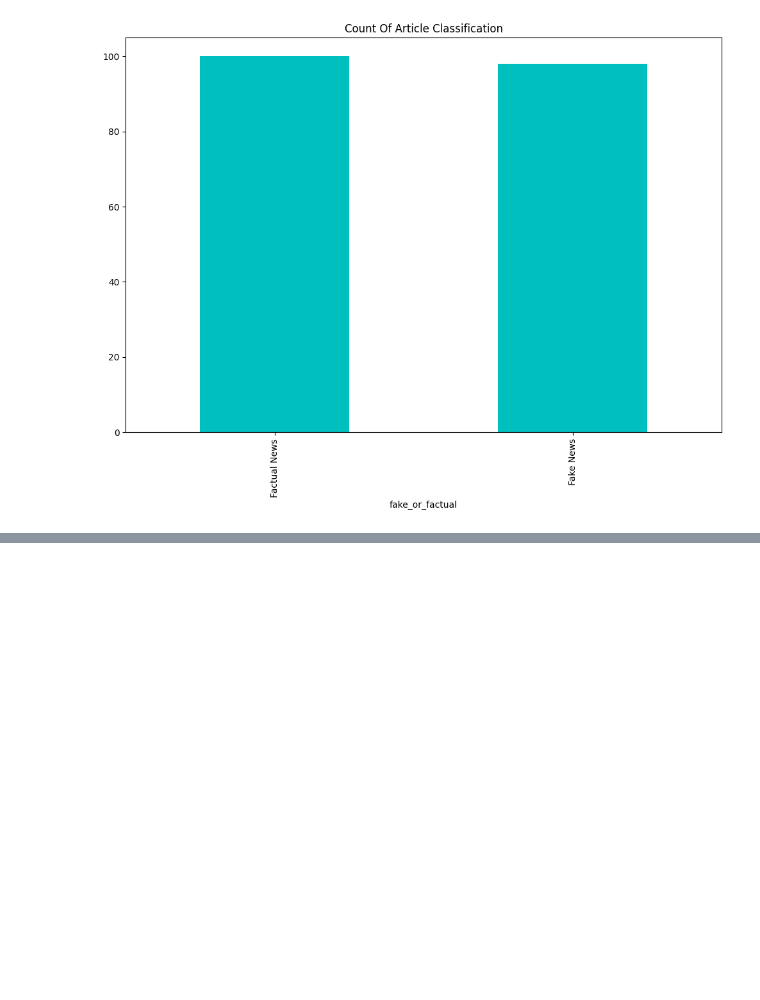
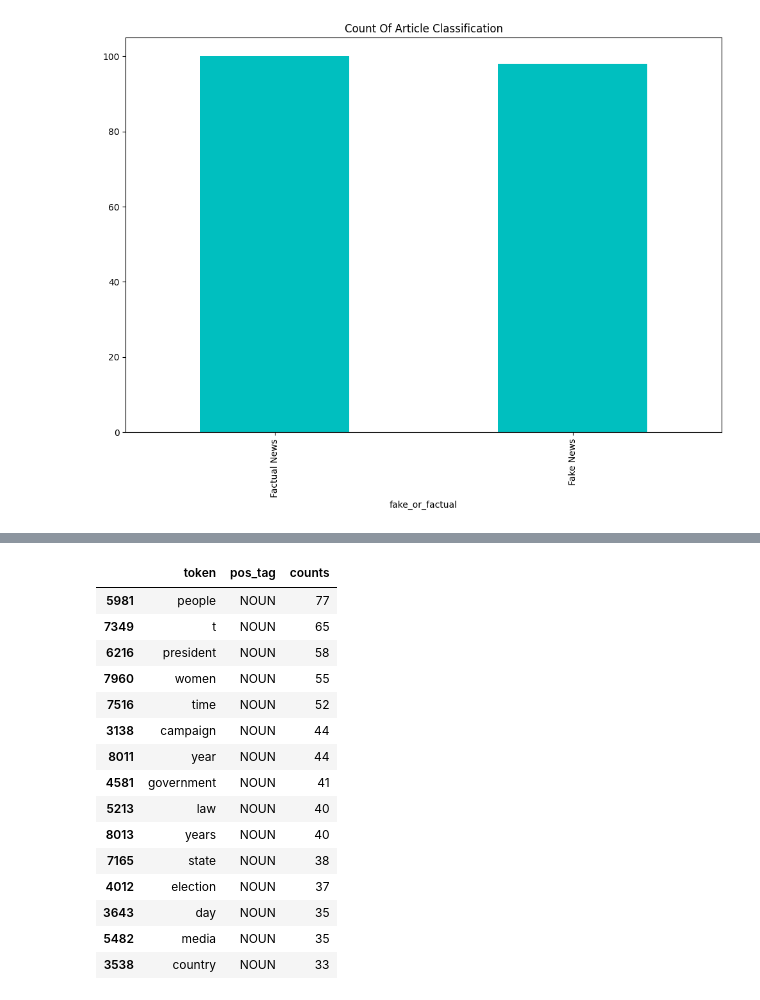
Before and after one commit to juliao-martins-dev/ai-engineer-journey, a Jupyter notebook: notebooks/nlp/8 Practical.ipynb, the cells around one changed output, grey strips where cells are left out. Saved outputs shown, nothing was run; the diff lists cells and outputs as text; code cells hidden in the pictures; blank space fills up the shorter version.

Commit message:
feat(notebooks): explore fake news data through POS tags

```diff
--- a/notebooks/nlp/8 Practical.ipynb
+++ b/notebooks/nlp/8 Practical.ipynb
@@ -57,0 +81,33 @@ Text(0.5, 1.0, 'Count Of Article Classification')
+# %%
+fake_spacydocs = list(nlp.pipe(fake_news['text']))
+fact_spacydocs = list(nlp.pipe(fact_news['text']))
+# %%
+def extract_token_tags(doc:spacy.tokens.doc.Doc):
+    return [(i.text, i.ent_type_, i.pos_) for i in doc]
+# %%
+# tag fake dataset
+fake_tagsdf = []
+columns = ["token", "ner_tag", "pos_tag"]
+
+for ix, doc in enumerate(fake_spacydocs):
+    tags = extract_token_tags(doc)
+    tags = pd.DataFrame(tags)
+    tags.columns = columns
+    fake_tagsdf.append(tags)
+
+fake_tagsdf = pd.concat(fake_tagsdf)
+
+# tag factual dataset
+fact_tagsdf = []
+
+for ix, doc in enumerate(fact_spacydocs):
+    tags = extract_token_tags(doc)
+    tags = pd.DataFrame(tags)
+    tags.columns = columns
+    fact_tagsdf.append(tags)
+
+fact_tagsdf = pd.concat(fact_tagsdf)
+# %%
+# token frequency count (fake)
+pos_counts_fake = fake_tagsdf.groupby(['token','pos_tag']).size().reset_index(name='counts').sort_values(by='counts', ascending=False)
+pos_counts_fake.head(10)
@@ -57,0 +173,20 @@ Text(0.5, 1.0, 'Count Of Article Classification')
+# %%
+# dive into diferences in nouns
+pos_counts_fake[pos_counts_fake.pos_tag == "NOUN"][0:15]
+# %% [output]
+|  | token | pos_tag | counts |
+| 5981 | people | NOUN | 77 |
+| 7349 | t | NOUN | 65 |
+| 6216 | president | NOUN | 58 |
+| 7960 | women | NOUN | 55 |
+| 7516 | time | NOUN | 52 |
+| 3138 | campaign | NOUN | 44 |
+| 8011 | year | NOUN | 44 |
+| 4581 | government | NOUN | 41 |
+| 5213 | law | NOUN | 40 |
+| 8013 | years | NOUN | 40 |
+| 7165 | state | NOUN | 38 |
+| 4012 | election | NOUN | 37 |
+| 3643 | day | NOUN | 35 |
+| 5482 | media | NOUN | 35 |
+| 3538 | country | NOUN | 33 |
```
Also changed, not shown: parts of 8 cells of this notebook.
